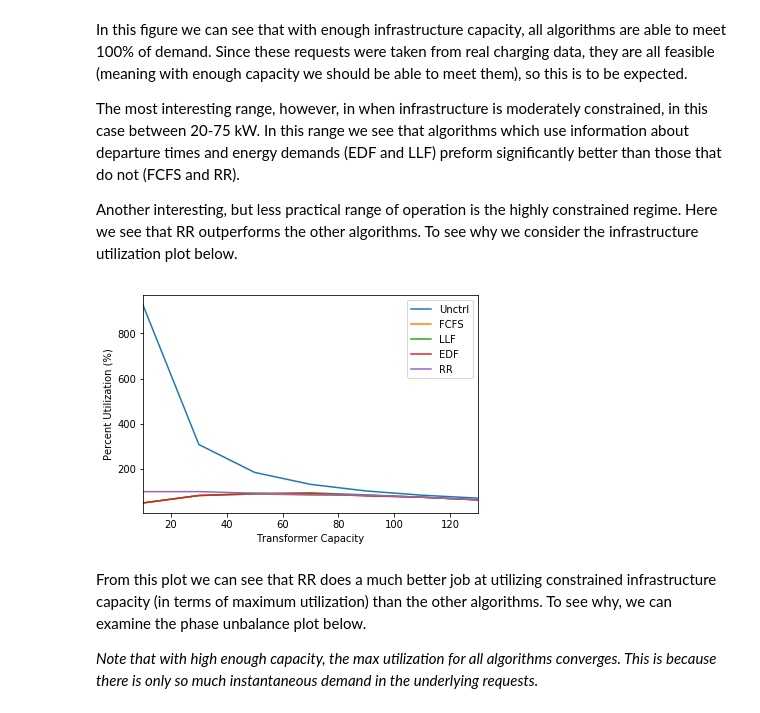
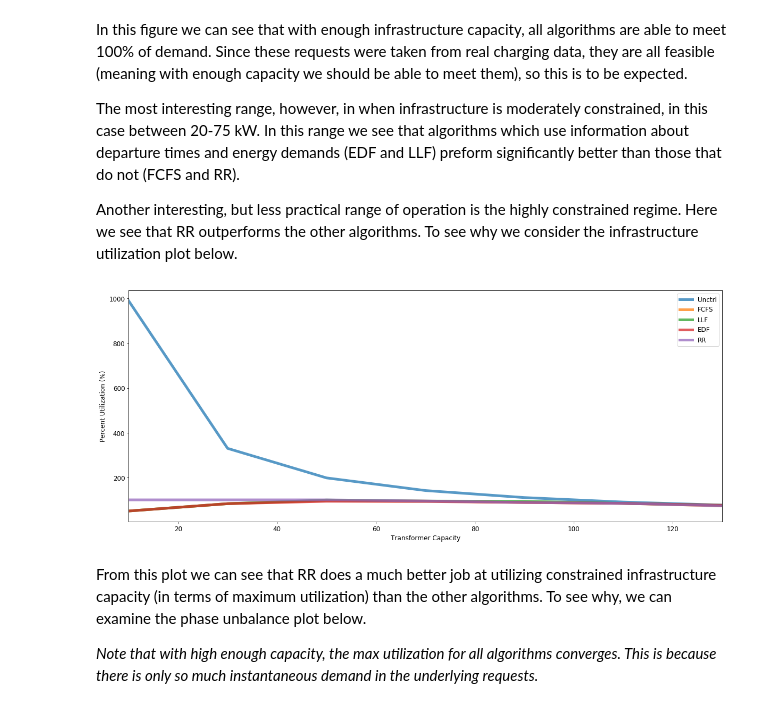
Before and after one commit to caltech-netlab/acnportal-experiments, a Jupyter notebook: baseline_algorithms_w_constrained_infrastructure.ipynb, the cells around one changed output. Cells and saved outputs as stored; diff of their text form; code cells hidden in the pictures.

```diff
--- a/baseline_algorithms_w_constrained_infrastructure.ipynb
+++ b/baseline_algorithms_w_constrained_infrastructure.ipynb
@@ -130,13 +122,17 @@ The most interesting range, however, in when infrastructure is moderately constr
 
 
 Another interesting, but less practical range of operation is the highly constrained regime. Here we see that RR outperforms the other algorithms. To see why we consider the infrastructure utilization plot below.
-# %%
-pd.DataFrame(max_util).plot()
-plt.ylabel('Percent Utilization (%)')
-plt.xlabel('Transformer Capacity')
-pass
-# %% [output]
-[figure, removed]
+# %%
+max_util = defaultdict(dict)
+for alg in sims:
+  for d in sims[alg]:
+    max_util[alg][d] = np.max(analysis.aggregate_power(sims[alg][d])) / d * 100
+pd.DataFrame(max_util).plot(figsize=(20,8), linewidth=5, alpha=0.75)
+plt.ylabel('Percent Utilization (%)')
+plt.xlabel('Transformer Capacity')
+pass
+# %% [output]
+[figure, added]
 # %% [markdown]
 From this plot we can see that RR does a much better job at utilizing constrained infrastructure capacity (in terms of maximum utilization) than the other algorithms. To see why, we can examine the phase unbalance plot below.
 
```
Also changed, not shown: parts of 13 cells of this notebook.
